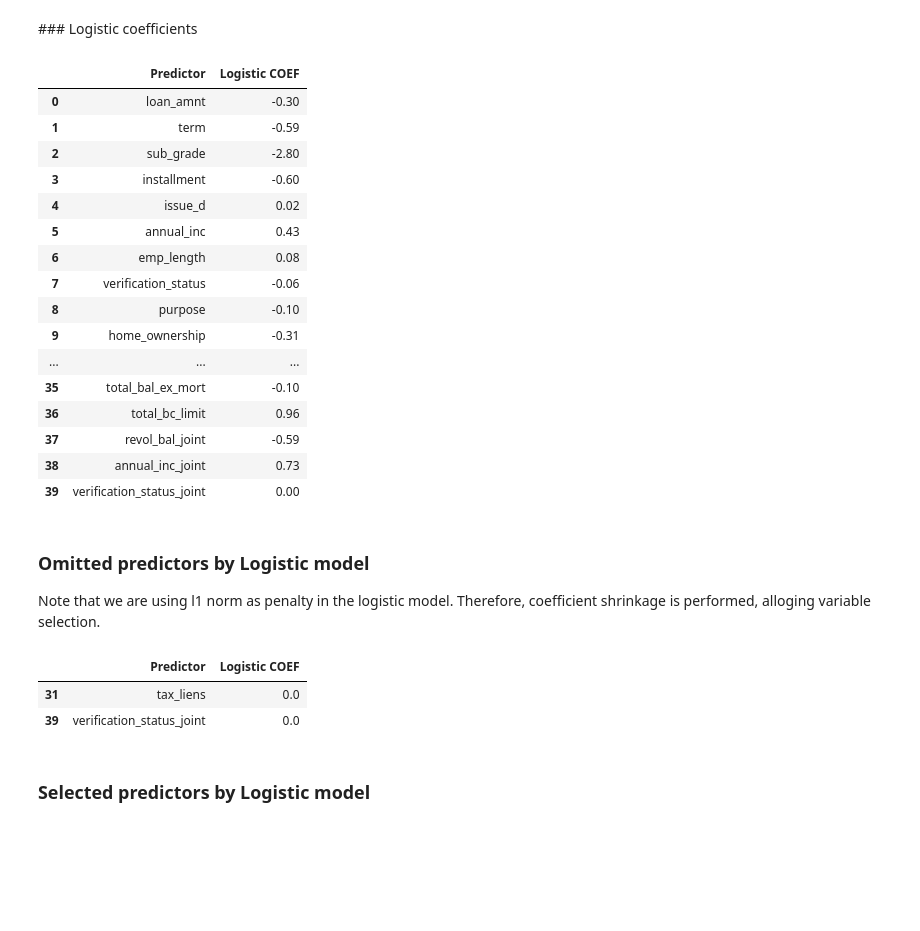
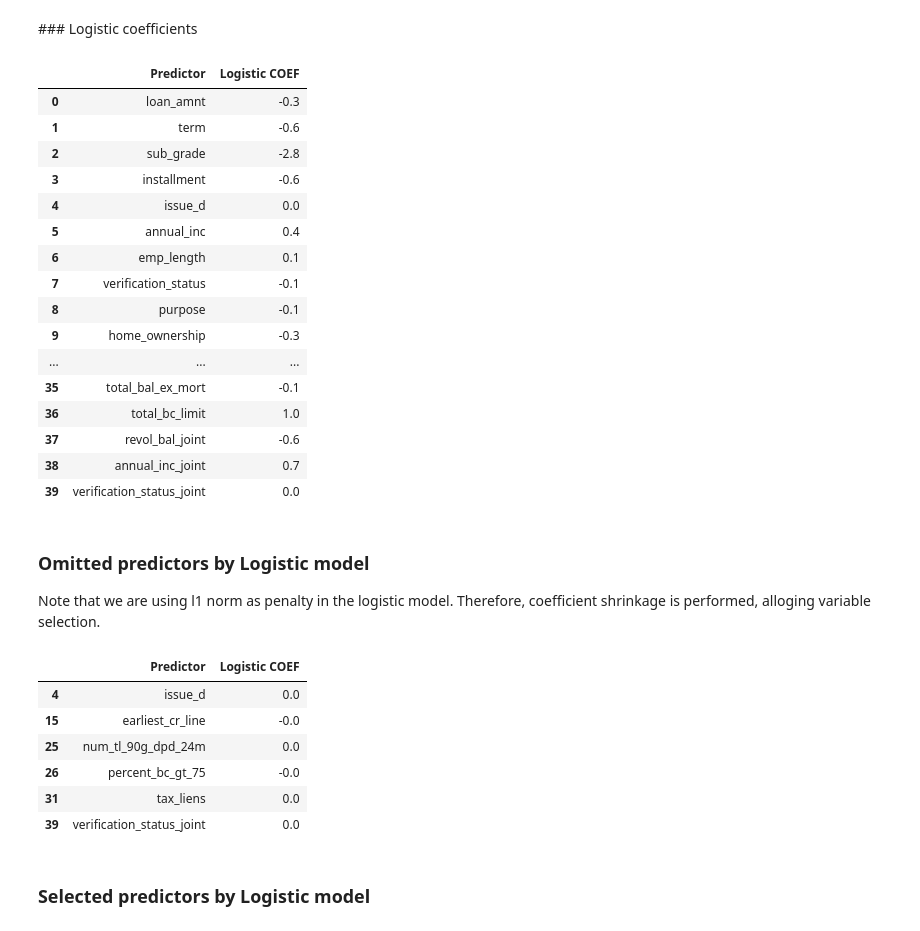
Before and after one commit to apurvk2000/Big-Data-Project, a Jupyter notebook: logistic_forest.ipynb, the cells around one changed output. Saved outputs shown, nothing was run; the diff lists cells and outputs as text; code cells hidden in the pictures; blank space fills up the shorter version.

Commit message:
smote updated

```diff
--- a/logistic_forest.ipynb
+++ b/logistic_forest.ipynb
@@ -280,15 +280,13 @@ Note that the ROC and precission recall curves indicate that oversampoling the d
 # %% [markdown]
 It is worth mentioning that we did run smote with 50% of the original dataset not obtaining significative improvement. In fact, the score with 50% of the total dataset was 48%. As we shall see in this section using 100% of the data implies a score of 84%, a significant improvement with respect imbalanced logisitic and oversampled logistic.
 # %%
-# We Create a Pipeline to do three things to the training FOLDS:
-#1- Apply Smote to it
-#2- Apply a MinMax Scaler to the data
-#3- Apply the KNN9rrrrrrrrrrrrrrrrrr
-
+C = [1/10, 1/2, 1, 2, 5, 10]
 pipeline = imbpipeline(steps = [('smote', SMOTE(random_state=random_state)), ('scaler', MinMaxScaler()),
                                 ('classifier', LogisticRegression(penalty="l1",solver="liblinear",max_iter=int(1e6),warm_start=True))])
 cv = KFold(n_splits=3, shuffle=True, random_state=random_state)
-param_grid = {'smote__k_neighbors': [1, 2, 3, 4, 5, 10]}
+param_grid = {'smote__k_neighbors': [1, 3, 4, 5, 10],
+              "classifier__C":C
+             }
 grid_search = GridSearchCV(estimator=pipeline,
                             param_grid=param_grid,
                             scoring='average_precision',
@@ -335,27 +330,27 @@ plot_roc_precision(optimal_logit_smote,   X_test_scaled, y_test_scaled)
 # %% [markdown]
 ### Logistic coefficients
 # %%
-list_tuples = list(zip(variables, np.round(optimal_logit_smote.coef_[0], 2)))
+list_tuples = list(zip(variables, np.round(optimal_logit_smote.coef_[0], 1)))
 coef_df = pd.DataFrame(list_tuples, columns =['Predictor', 'Logistic COEF'])
 coef_df
 # %% [output]
 |  | Predictor | Logistic COEF |
-| 0 | loan_amnt | -0.30 |
-| 1 | term | -0.59 |
-| 2 | sub_grade | -2.80 |
-| 3 | installment | -0.60 |
-| 4 | issue_d | 0.02 |
-| 5 | annual_inc | 0.43 |
-| 6 | emp_length | 0.08 |
-| 7 | verification_status | -0.06 |
-| 8 | purpose | -0.10 |
-| 9 | home_ownership | -0.31 |
+| 0 | loan_amnt | -0.3 |
+| 1 | term | -0.6 |
+| 2 | sub_grade | -2.8 |
+| 3 | installment | -0.6 |
+| 4 | issue_d | 0.0 |
+| 5 | annual_inc | 0.4 |
+| 6 | emp_length | 0.1 |
+| 7 | verification_status | -0.1 |
+| 8 | purpose | -0.1 |
+| 9 | home_ownership | -0.3 |
 | ... | ... | ... |
-| 35 | total_bal_ex_mort | -0.10 |
-| 36 | total_bc_limit | 0.96 |
-| 37 | revol_bal_joint | -0.59 |
-| 38 | annual_inc_joint | 0.73 |
-| 39 | verification_status_joint | 0.00 |
+| 35 | total_bal_ex_mort | -0.1 |
+| 36 | total_bc_limit | 1.0 |
+| 37 | revol_bal_joint | -0.6 |
+| 38 | annual_inc_joint | 0.7 |
+| 39 | verification_status_joint | 0.0 |
 # %% [markdown]
 ### Omitted predictors by Logistic model
 
@@ -365,6 +360,10 @@ Note that we are using l1 norm as penalty in the logistic model. Therefore, coef
 coef_df[coef_df['Logistic COEF'] == 0]
 # %% [output]
 |  | Predictor | Logistic COEF |
+| 4 | issue_d | 0.0 |
+| 15 | earliest_cr_line | -0.0 |
+| 25 | num_tl_90g_dpd_24m | 0.0 |
+| 26 | percent_bc_gt_75 | -0.0 |
 | 31 | tax_liens | 0.0 |
 | 39 | verification_status_joint | 0.0 |
 # %% [markdown]
```
Also changed, not shown: parts of 6 cells of this notebook.
